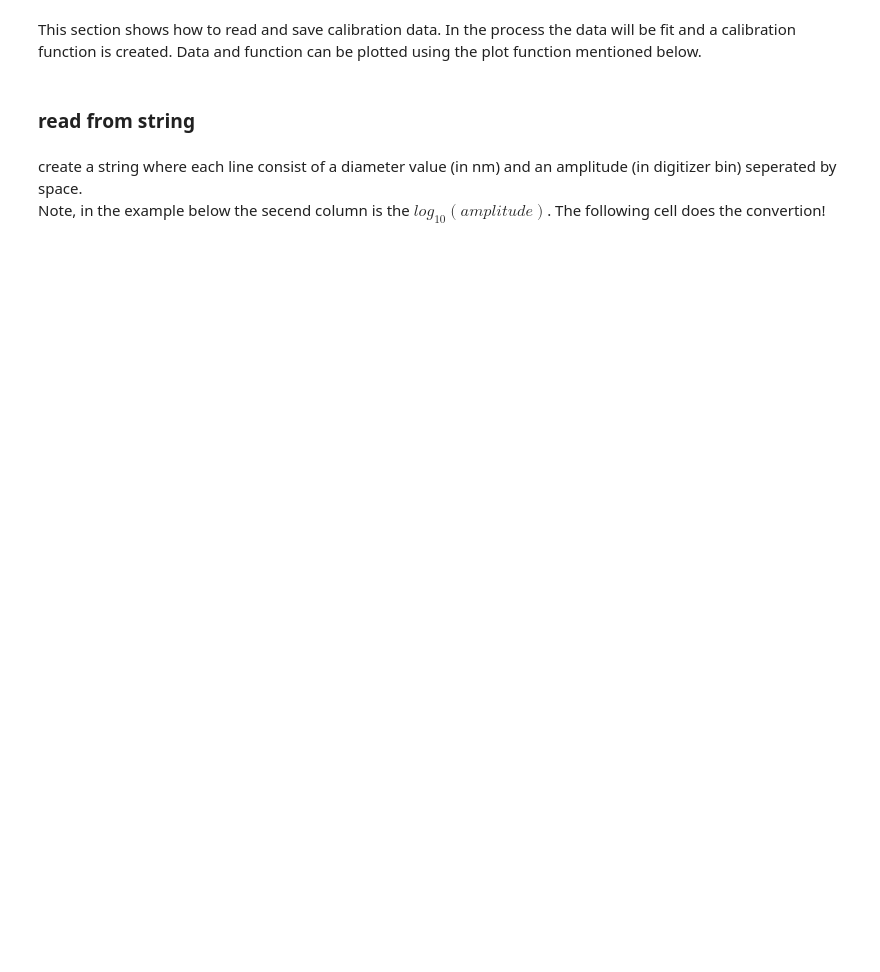
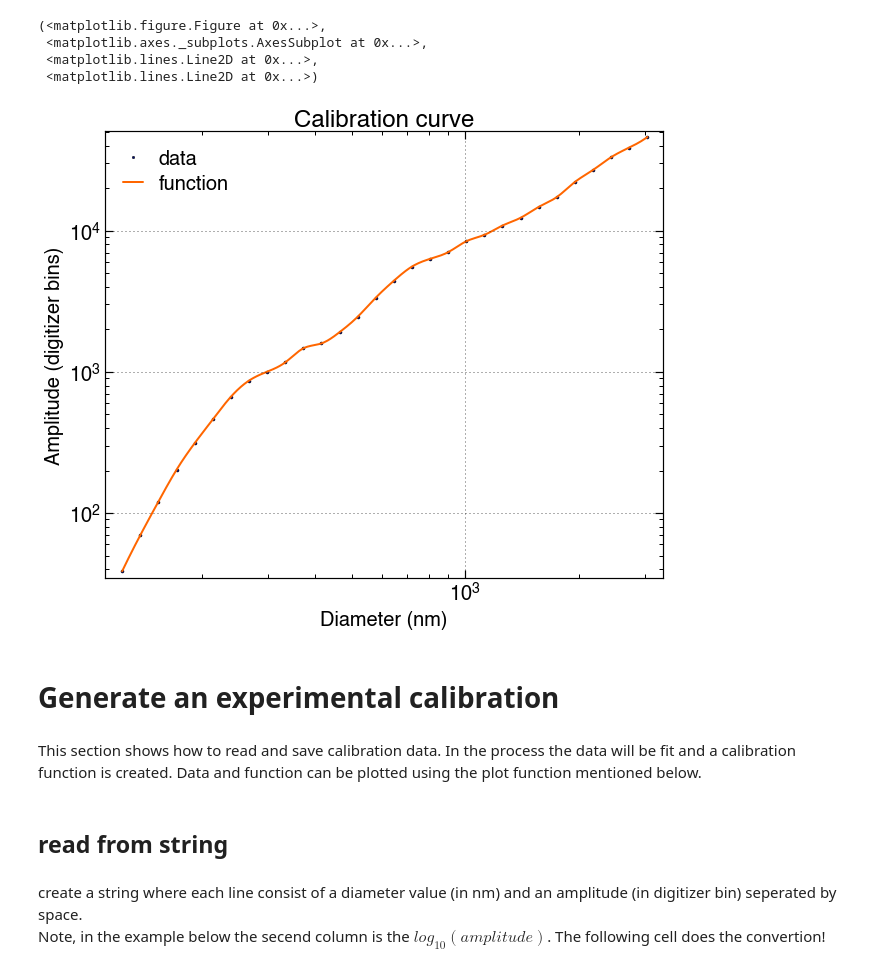
Before and after one commit to wblumberg/atm-py, a Jupyter notebook: examples/instruments_POPS_calibration.ipynb, the cells around one changed output. Drawn from its saved outputs; the diff is of its cells as text; code cells hidden in the pictures; blank space fills up the shorter version.

```diff
--- a/examples/instruments_POPS_calibration.ipynb
+++ b/examples/instruments_POPS_calibration.ipynb
@@ -10,7 +24,17 @@ plt_tools.setRcParams(plt)
+# %%
+cali.plot_calibration()
+# %% [output]
+(<matplotlib.figure.Figure at 0x...>,
+ <matplotlib.axes._subplots.AxesSubplot at 0x...>,
+ <matplotlib.lines.Line2D at 0x...>,
+ <matplotlib.lines.Line2D at 0x...>)
+[figure, added]
+# %% [markdown]
+# Generate an experimental calibration
 # %% [markdown]
 This section shows how to read and save calibration data. In the process the data will be fit and a calibration function is created. Data and function can be plotted using the plot function mentioned below.
 # %% [markdown]
-### read from string
+## read from string
 # %% [markdown]
 create a string where each line consist of a diameter value (in nm) and an amplitude (in digitizer bin) seperated by space. <br> Note, in the example below the secend column is the $log_{10}(amplitude)$. The following cell does the convertion!
 # %%
```
Also changed, not shown: parts of 10 cells of this notebook, 2 other files.
